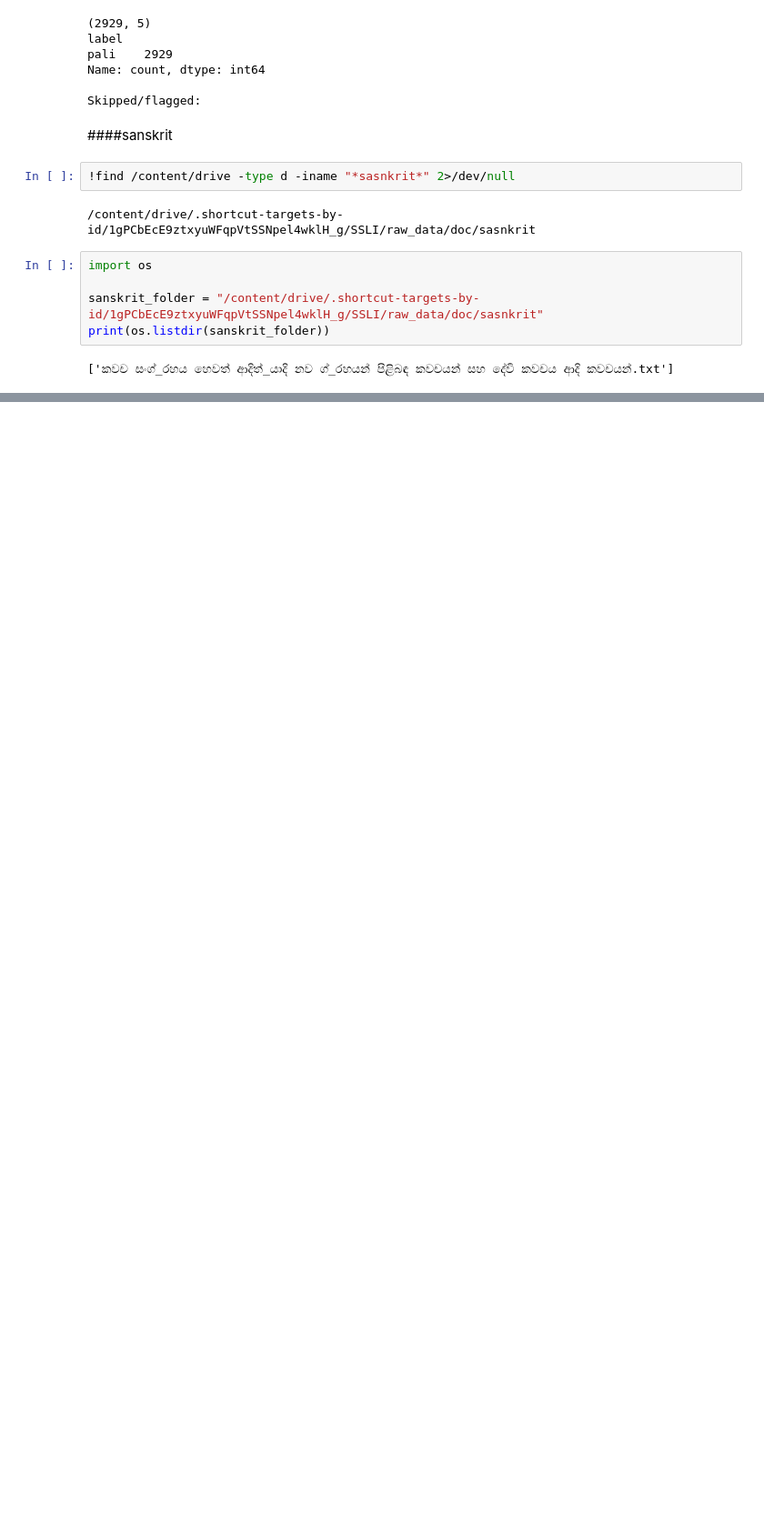
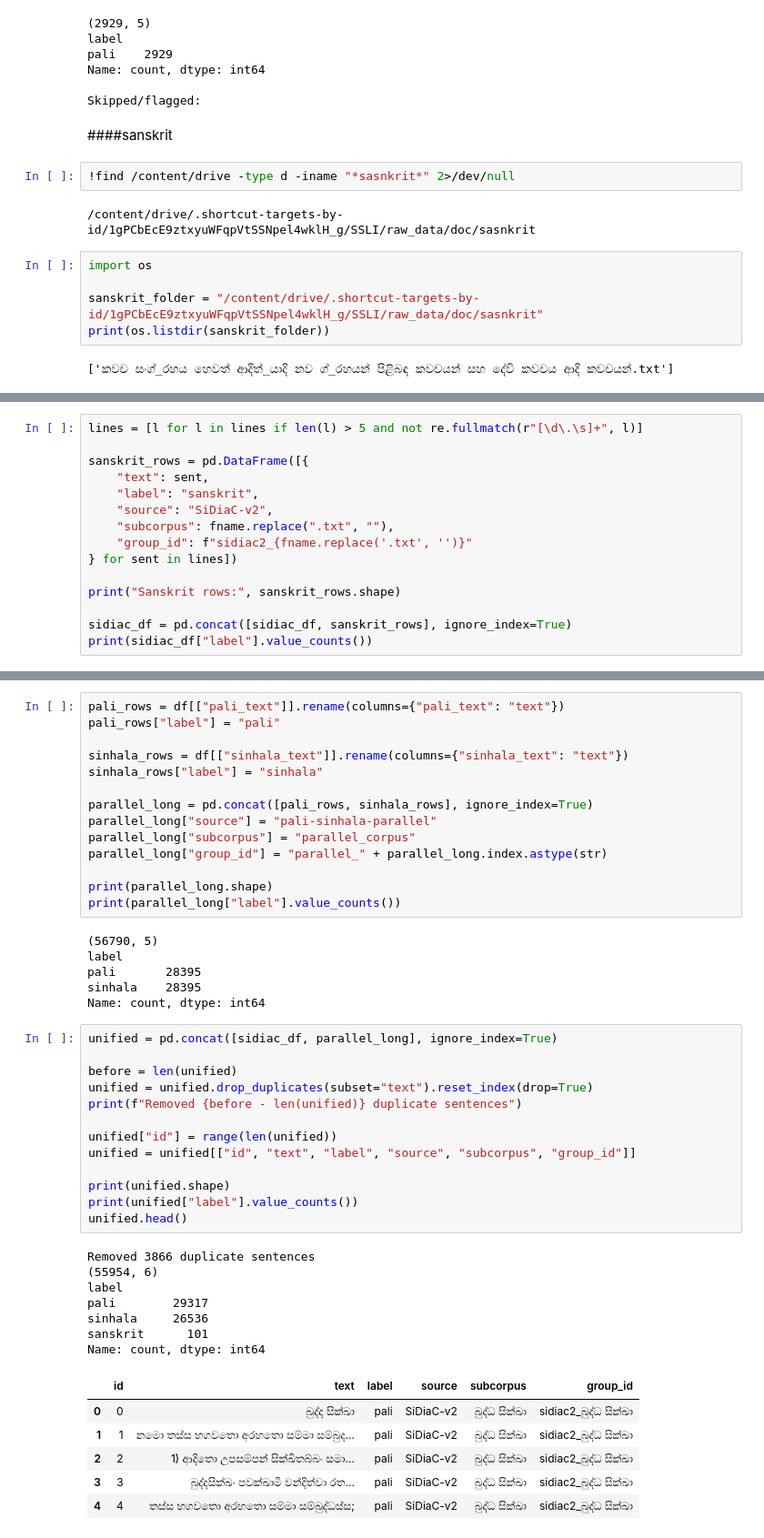
Before and after one commit to nadilHesara/langid_experiments, a Jupyter notebook: LangID.ipynb, the cells around one changed output, grey strips where cells are left out. Shown at 91% size. Cells and saved outputs as stored; diff of their text form; blank space fills up the shorter version.

```diff
--- a/LangID.ipynb
+++ b/LangID.ipynb
@@ -174,0 +177,15 @@ sanskrit_rows.head()
+# %%
+lines = [l for l in lines if len(l) > 5 and not re.fullmatch(r"[\d\.\s]+", l)]
+
+sanskrit_rows = pd.DataFrame([{
+    "text": sent,
+    "label": "sanskrit",
+    "source": "SiDiaC-v2",
+    "subcorpus": fname.replace(".txt", ""),
+    "group_id": f"sidiac2_{fname.replace('.txt', '')}"
+} for sent in lines])
+
+print("Sanskrit rows:", sanskrit_rows.shape)
+
+sidiac_df = pd.concat([sidiac_df, sanskrit_rows], ignore_index=True)
+print(sidiac_df["label"].value_counts())
@@ -174,0 +198,47 @@ sanskrit_rows.head()
+# %%
+pali_rows = df[["pali_text"]].rename(columns={"pali_text": "text"})
+pali_rows["label"] = "pali"
+
+sinhala_rows = df[["sinhala_text"]].rename(columns={"sinhala_text": "text"})
+sinhala_rows["label"] = "sinhala"
+
+parallel_long = pd.concat([pali_rows, sinhala_rows], ignore_index=True)
+parallel_long["source"] = "pali-sinhala-parallel"
+parallel_long["subcorpus"] = "parallel_corpus"
+parallel_long["group_id"] = "parallel_" + parallel_long.index.astype(str)
+
+print(parallel_long.shape)
+print(parallel_long["label"].value_counts())
+# %% [output]
+(56790, 5)
+label
+pali       28395
+sinhala    28395
+Name: count, dtype: int64
+# %%
+unified = pd.concat([sidiac_df, parallel_long], ignore_index=True)
+
+before = len(unified)
+unified = unified.drop_duplicates(subset="text").reset_index(drop=True)
+print(f"Removed {before - len(unified)} duplicate sentences")
+
+unified["id"] = range(len(unified))
+unified = unified[["id", "text", "label", "source", "subcorpus", "group_id"]]
+
+print(unified.shape)
+print(unified["label"].value_counts())
+unified.head()
+# %% [output]
+Removed 3866 duplicate sentences
+(55954, 6)
+label
+pali        29317
+sinhala     26536
+sanskrit      101
+Name: count, dtype: int64
+|  | id | text | label | source | subcorpus | group_id |
+| 0 | 0 | බුද්ද සික්ඛා | pali | SiDiaC-v2 | බුද්ධ සික්ඛා | sidiac2_බුද්ධ සික්ඛා |
+| 1 | 1 | නමො තස්ස භගවතො අරහතො සම්මා සම්බුද... | pali | SiDiaC-v2 | බුද්ධ සික්ඛා | sidiac2_බුද්ධ සික්ඛා |
+| 2 | 2 | 1) ආදිතො උපසම්පන් සික්ඛිතබ්බං සමා... | pali | SiDiaC-v2 | බුද්ධ සික්ඛා | sidiac2_බුද්ධ සික්ඛා |
+| 3 | 3 | බුද්දසික්ඛං පවක්ඛාමි වන්දිත්වා රත... | pali | SiDiaC-v2 | බුද්ධ සික්ඛා | sidiac2_බුද්ධ සික්ඛා |
+| 4 | 4 | තස්ස භගවතො අරහතො සම්මා සම්බුද්ධස්ස; | pali | SiDiaC-v2 | බුද්ධ සික්ඛා | sidiac2_බුද්ධ සික්ඛා |
```
Also changed, not shown: parts of 4 cells of this notebook.
